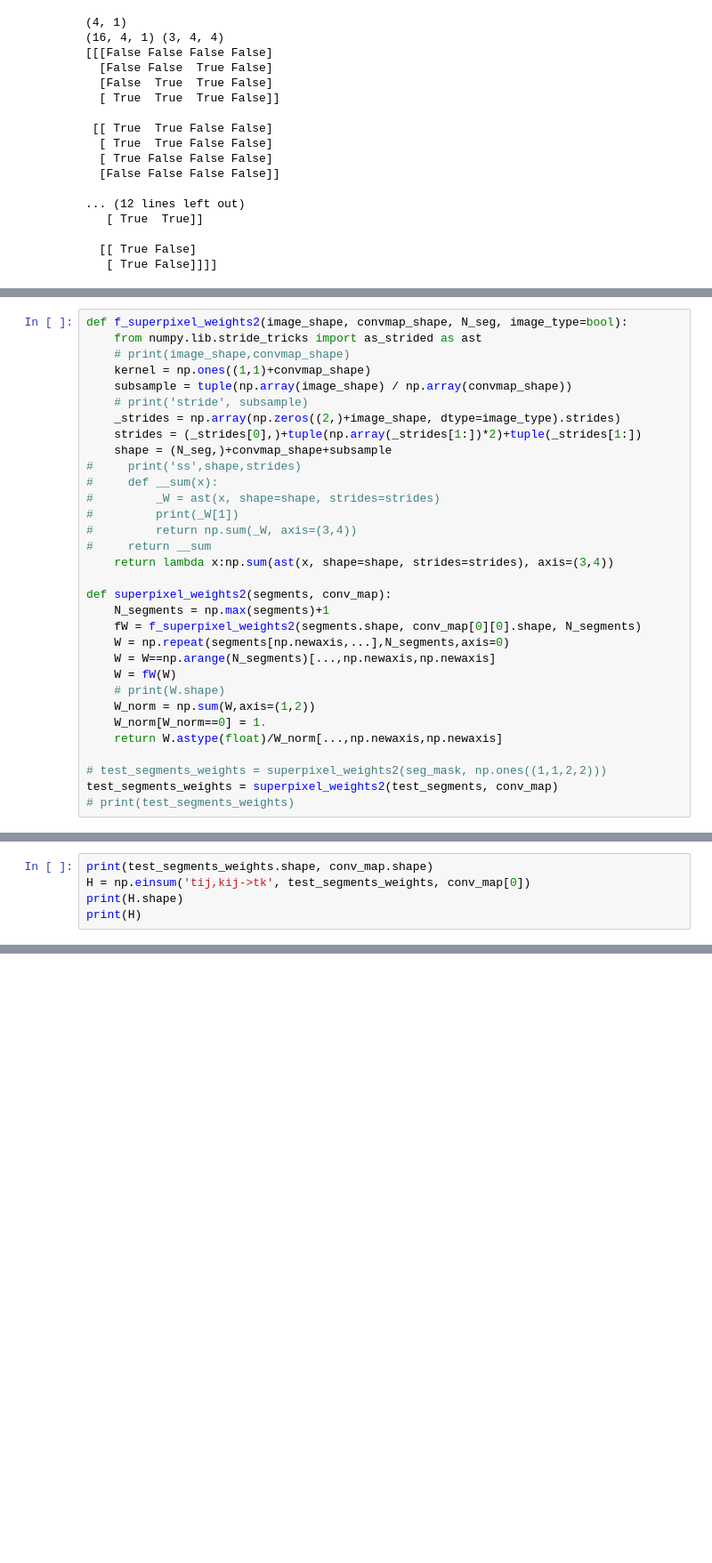
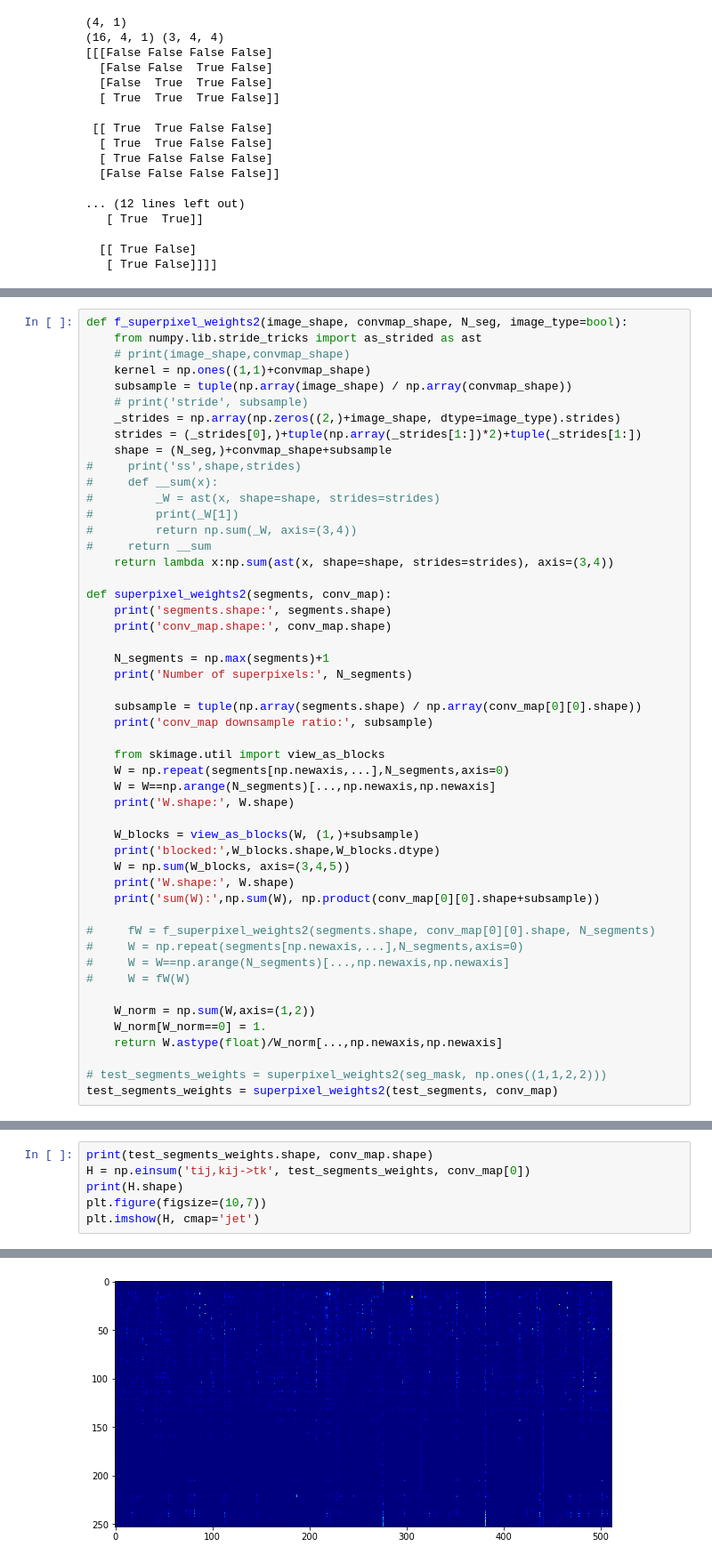
Before and after one commit to aleozlx/nb-0212-2017, a Jupyter notebook: convmap.ipynb, the cells around one changed output, grey strips where cells are left out. Shown at 89% size. Saved outputs shown, nothing was run; the diff lists cells and outputs as text; blank space fills up the shorter version.

```diff
--- a/convmap.ipynb
+++ b/convmap.ipynb
@@ -278,16 +284,34 @@ def f_superpixel_weights2(image_shape, convmap_shape, N_seg, image_type=bool):
     return lambda x:np.sum(ast(x, shape=shape, strides=strides), axis=(3,4))
 
 def superpixel_weights2(segments, conv_map):
+    print('segments.shape:', segments.shape)
+    print('conv_map.shape:', conv_map.shape)
+
     N_segments = np.max(segments)+1
-    fW = f_superpixel_weights2(segments.shape, conv_map[0][0].shape, N_segments)
+    print('Number of superpixels:', N_segments)
+
+    subsample = tuple(np.array(segments.shape) / np.array(conv_map[0][0].shape))
+    print('conv_map downsample ratio:', subsample)
+
+    from skimage.util import view_as_blocks
     W = np.repeat(segments[np.newaxis,...],N_segments,axis=0)
     W = W==np.arange(N_segments)[...,np.newaxis,np.newaxis]
-    W = fW(W)
-    # print(W.shape)
+    print('W.shape:', W.shape)
+
+    W_blocks = view_as_blocks(W, (1,)+subsample)
+    print('blocked:',W_blocks.shape,W_blocks.dtype)
+    W = np.sum(W_blocks, axis=(3,4,5))
+    print('W.shape:', W.shape)
+    print('sum(W):',np.sum(W), np.product(conv_map[0][0].shape+subsample))
+
+#     fW = f_superpixel_weights2(segments.shape, conv_map[0][0].shape, N_segments)
+#     W = np.repeat(segments[np.newaxis,...],N_segments,axis=0)
+#     W = W==np.arange(N_segments)[...,np.newaxis,np.newaxis]
+#     W = fW(W)
+
     W_norm = np.sum(W,axis=(1,2))
     W_norm[W_norm==0] = 1.
     return W.astype(float)/W_norm[...,np.newaxis,np.newaxis]
 
 # test_segments_weights = superpixel_weights2(seg_mask, np.ones((1,1,2,2)))
 test_segments_weights = superpixel_weights2(test_segments, conv_map)
-# print(test_segments_weights)
@@ -295,7 +330,8 @@ test_segments_weights = superpixel_weights2(test_segments, conv_map)
 print(test_segments_weights.shape, conv_map.shape)
 H = np.einsum('tij,kij->tk', test_segments_weights, conv_map[0])
 print(H.shape)
-print(H)
+plt.figure(figsize=(10,7))
+plt.imshow(H, cmap='jet')
 # %% [output]
 (253, 28, 28) (1, 512, 28, 28)
 (253, 512)
@@ -314,0 +339 @@ print(H)
+[figure, added]
```
Also changed, not shown: parts of 9 cells of this notebook.
